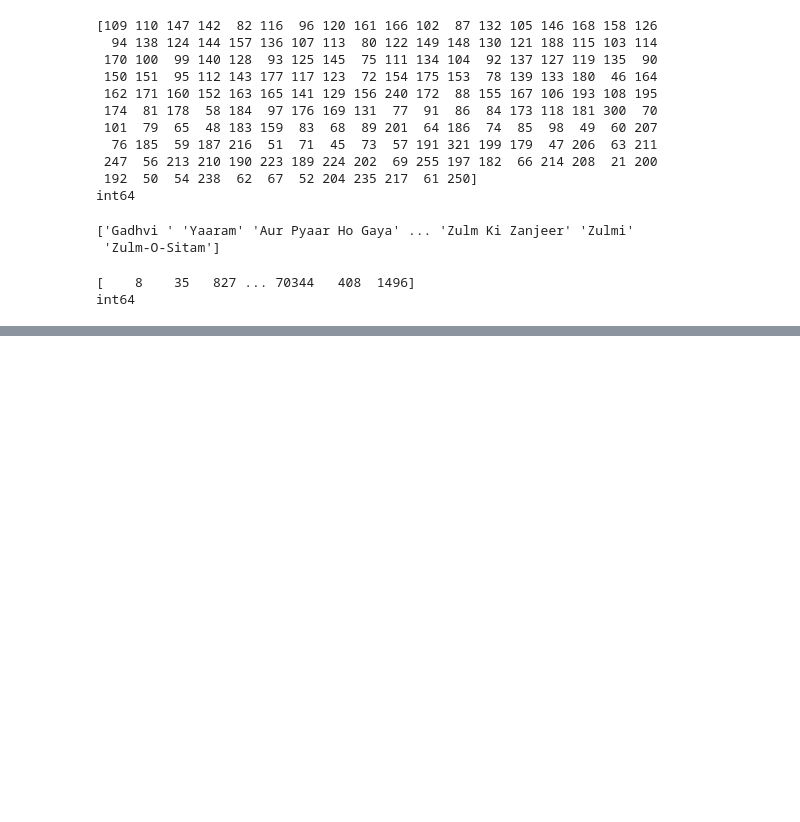
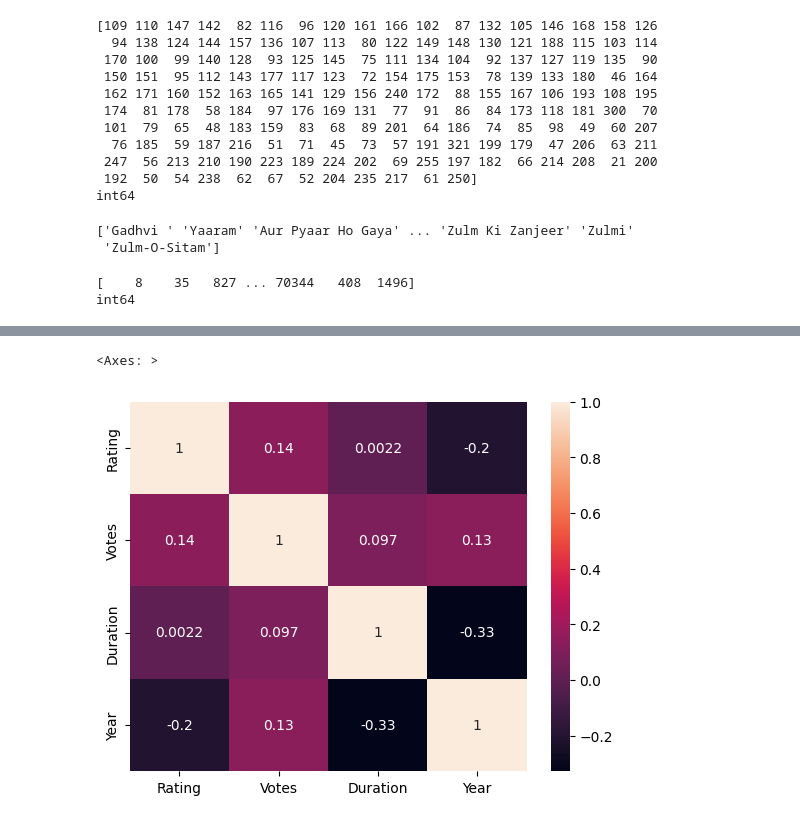
Before and after one commit to Farah-Tarek-Mahmoud/IMDB_Movie_Rating_Prediction, a Jupyter notebook: Movie_Rating_Prediction.ipynb, the cells around one changed output, grey strips where cells are left out. Saved outputs shown, nothing was run; the diff lists cells and outputs as text; code cells hidden in the pictures; blank space fills up the shorter version.

```diff
--- a/Movie_Rating_Prediction.ipynb
+++ b/Movie_Rating_Prediction.ipynb
@@ -238,0 +294,6 @@ print(df_filltered.shape)
+# %%
+# visualize correlation
+sns.heatmap(df_filltered[['Rating', 'Votes', 'Duration', 'Year']].corr(), annot=True)
+# %% [output]
+<Axes: >
+[figure, added]
```
Also changed, not shown: parts of 6 cells of this notebook.
